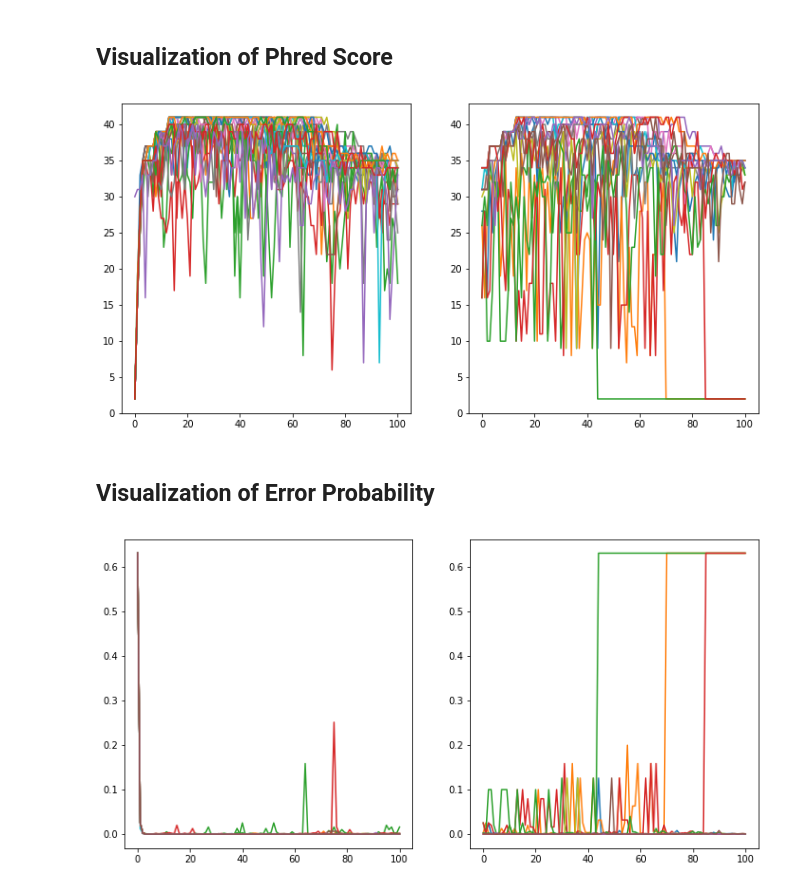
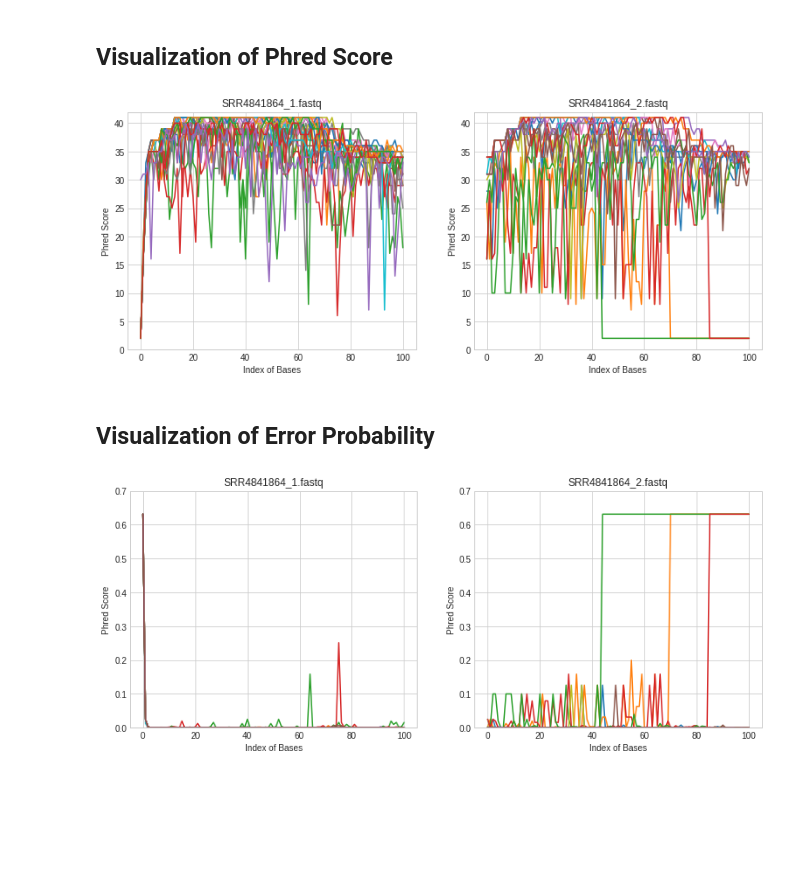
Before and after one commit to clintko/Duke_CBB520_HW2, a Jupyter notebook: source/10_intro2quality_score.ipynb, the cells around one changed output. Drawn from its saved outputs; the diff is of its cells as text; code cells hidden in the pictures; blank space fills up the shorter version.

```diff
--- a/source/10_intro2quality_score.ipynb
+++ b/source/10_intro2quality_score.ipynb
@@ -3,4 +5,6 @@
 # %%
+### import libraries
 import os
 import matplotlib.pyplot as plt
+plt.style.use('seaborn-whitegrid')
 # %%
@@ -76,9 +82,0 @@ Line 11 : #1=?DDD?F?D8<FEGBABHBA<FHE93AAAHD<AFEG4?:ED<?DD<B4B918B@?FH8BDG?)BDFDH
-# %%
-with open(os.path.join(DIR_DAT_RAW, "SRR4841864_2.fastq"), 'r') as fp:
-    for cnt, line in enumerate(fp):
-        line = line.strip()
-        if cnt % 4 == 0:
-            print("\n====================================================")
-        print("Line {0:^3}: {1}".format(cnt, line))
-        if cnt > 10:
-            break
@@ -103,36 +83,54 @@ Line 11 : 1=++2?A+++2<;?;1?97=+?CAABA:AA*1:=AB>==A=?BA##########################
 # %% [markdown]
 ## Visualization of Phred Score
 # %%
-fig, axes = plt.subplots(ncols=2, nrows=1, figsize=(12,6))
+fig, axes = plt.subplots(ncols=2, nrows=1, figsize=(13,5))
 
+### read 1
 ax = axes[0]
 with open(os.path.join(DIR_DAT_RAW, "SRR4841864_1.fastq"), 'r') as fp:
     for cnt, line in enumerate(fp):
         if cnt > 100:
             break
         if cnt % 4 == 3:
             line = line.strip()
             phred = [ord(char)-33      for char  in line ]
             prob  = [error_prob(score) for score in phred]
             ax.plot(phred)
 
+### read 2
 ax = axes[1]
 with open(os.path.join(DIR_DAT_RAW, "SRR4841864_2.fastq"), 'r') as fp:
     for cnt, line in enumerate(fp):
         if cnt > 64:
             break
         if cnt % 4 == 3:
             line = line.strip()
             phred = [ord(char)-33      for char  in line ]
             prob  = [error_prob(score) for score in phred]
             ax.plot(phred)
+
+### Set plot axes
+ax1, ax2 = axes
+ax1.set_title("SRR4841864_1.fastq")
+ax2.set_title("SRR4841864_2.fastq")
+
+ax1.set_ylim([0, 42])
+ax2.set_ylim([0, 42])
+
+ax1.set_xlabel("Index of Bases")
+ax2.set_xlabel("Index of Bases")
+
+ax1.set_ylabel("Phred Score")
+ax2.set_ylabel("Phred Score")
+pass
 # %% [output]
-[figure, old version]
+[figure, new version]
 # %% [markdown]
 ## Visualization of Error Probability
 # %%
-fig, axes = plt.subplots(ncols=2, nrows=1, figsize=(12,6))
+fig, axes = plt.subplots(ncols=2, nrows=1, figsize=(13,5))
 
+### read 1
 ax = axes[0]
 with open(os.path.join(DIR_DAT_RAW, "SRR4841864_1.fastq"), 'r') as fp:
     for cnt, line in enumerate(fp):
@@ -144,6 +142,7 @@ with open(os.path.join(DIR_DAT_RAW, "SRR4841864_1.fastq"), 'r') as fp:
             prob  = [error_prob(score) for score in phred]
             ax.plot(prob)
 
+### read 2
 ax = axes[1]
 with open(os.path.join(DIR_DAT_RAW, "SRR4841864_2.fastq"), 'r') as fp:
     for cnt, line in enumerate(fp):
@@ -154,5 +153,20 @@ with open(os.path.join(DIR_DAT_RAW, "SRR4841864_2.fastq"), 'r') as fp:
             phred = [ord(char)-33      for char  in line ]
             prob  = [error_prob(score) for score in phred]
             ax.plot(prob)
+
+### Set plot axes
+ax1, ax2 = axes
+ax1.set_title("SRR4841864_1.fastq")
+ax2.set_title("SRR4841864_2.fastq")
+
+ax1.set_ylim([0, 0.7])
+ax2.set_ylim([0, 0.7])
+
+ax1.set_xlabel("Index of Bases")
+ax2.set_xlabel("Index of Bases")
+
+ax1.set_ylabel("Phred Score")
+ax2.set_ylabel("Phred Score")
+pass
 # %% [output]
-[figure, old version]
+[figure, new version]
```
Also changed, not shown: parts of 19 cells of this notebook, 41 other files.
